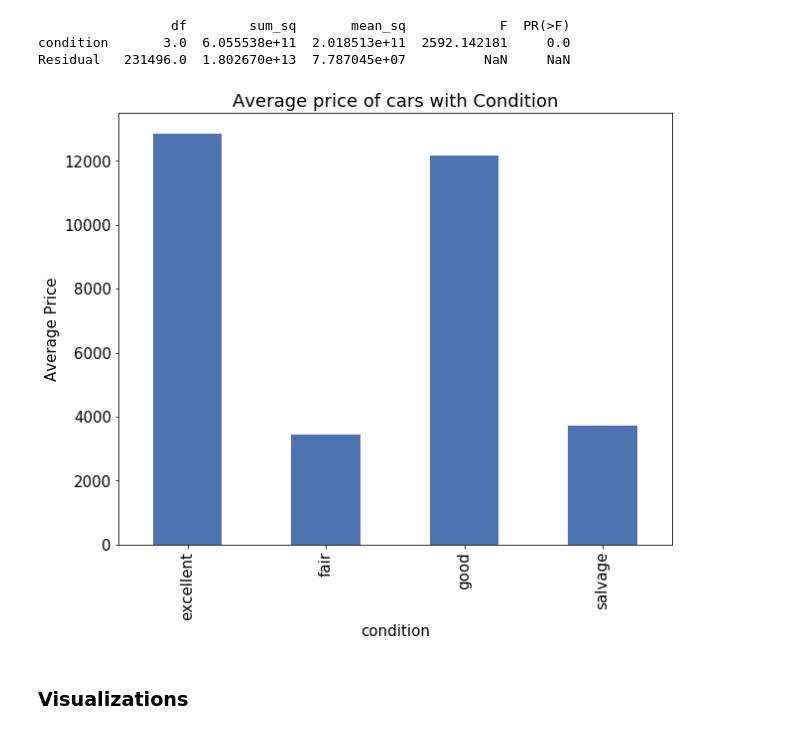
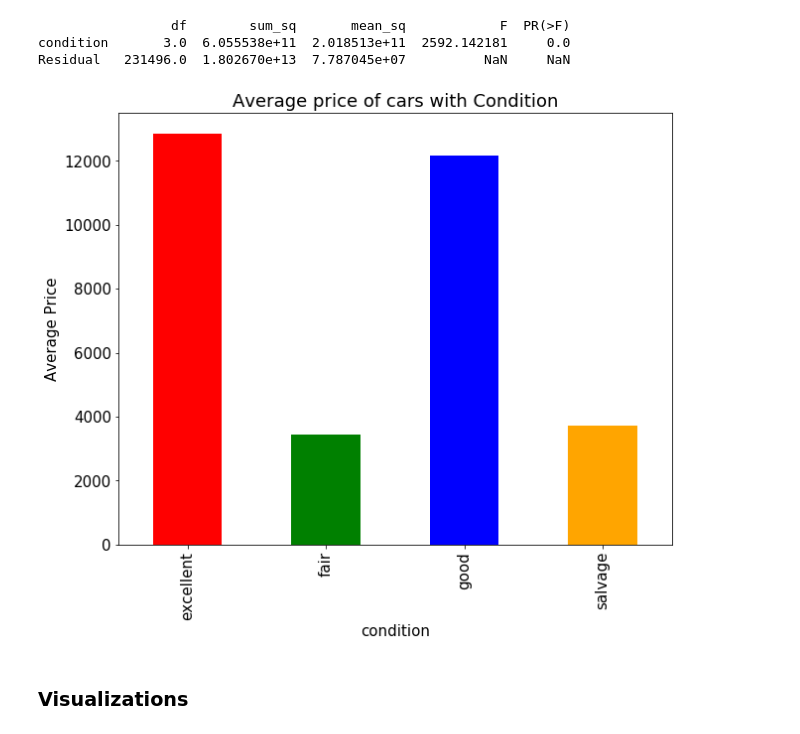
Before and after one commit to jagan-singh/Car-Price-Prediction, a Jupyter notebook: project.ipynb, the cells around one changed output. Saved outputs shown, nothing was run; the diff lists cells and outputs as text; code cells hidden in the pictures.

```diff
--- a/project.ipynb
+++ b/project.ipynb
@@ -314,12 +318,12 @@ condition       3.0  6.055538e+11  2.018513e+11  2592.142181     0.0
 Residual   231496.0  1.802670e+13  7.787045e+07          NaN     NaN
 # %%
 plt.figure(figsize=(10,8))
-dff.groupby('condition').price.mean().plot(kind = 'bar')
+dff.groupby('condition').price.mean().plot(kind = 'bar',color=['red', 'green', 'blue', 'orange'])
 plt.title('Average price of cars with Condition')
 plt.ylabel('Average Price')
 plt.show()
 # %% [output]
-[figure, old version]
+[figure, new version]
 # %% [markdown]
 ### Visualizations
 # %%
```
Also changed, not shown: parts of 9 cells of this notebook.
